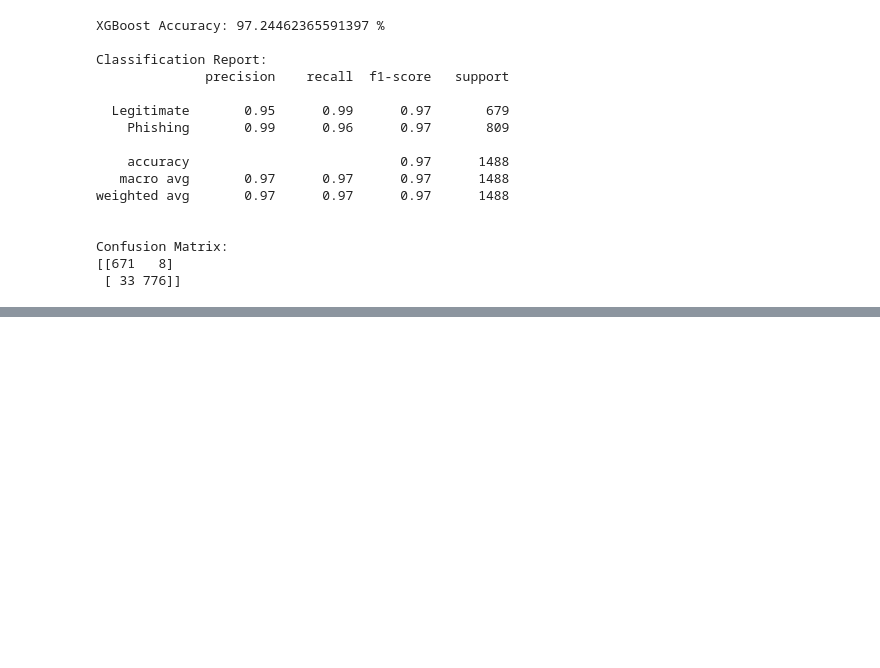
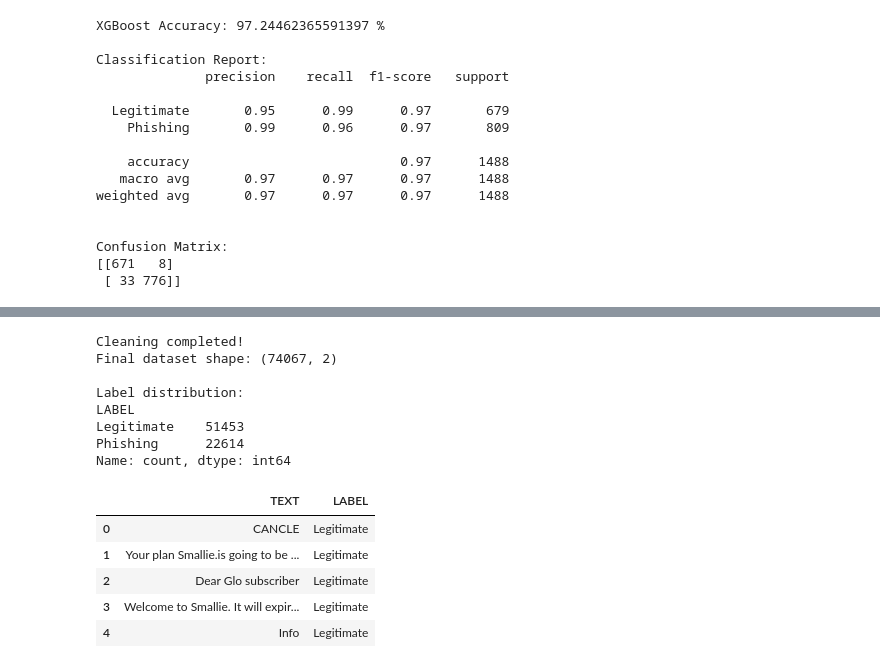
Before and after one commit to bhu27/Multimodal_Phishing_XAI, a Jupyter notebook: modeltraning.ipynb, the cells around one changed output, grey strips where cells are left out. Drawn from its saved outputs; the diff is of its cells as text; code cells hidden in the pictures; blank space fills up the shorter version.

```diff
--- a/modeltraning.ipynb
+++ b/modeltraning.ipynb
@@ -925,0 +1382,56 @@ Confusion Matrix:
+# %%
+import pandas as pd
+import re
+
+# Keep required columns
+sms_df = new_df[["message", "smishing label"]].copy()
+
+# Rename columns
+sms_df.columns = ["TEXT", "LABEL"]
+
+# Remove missing values
+sms_df.dropna(subset=["TEXT", "LABEL"], inplace=True)
+
+# Clean SMS text
+sms_df["TEXT"] = sms_df["TEXT"].astype(str).str.strip()
+
+# Remove empty messages
+sms_df = sms_df[sms_df["TEXT"] != ""]
+
+# Convert labels
+sms_df["LABEL"] = sms_df["LABEL"].map({
+    0: "Legitimate",
+    1: "Phishing"
+})
+
+# Remove duplicate messages
+sms_df["NORMALIZED"] = (
+    sms_df["TEXT"].str.lower().str.replace(r"\s+", " ", regex=True).str.strip()
+)
+
+sms_df.drop_duplicates(subset="NORMALIZED", inplace=True)
+
+sms_df.drop(columns=["NORMALIZED"], inplace=True)
+
+print("Cleaning completed!")
+print("Final dataset shape:", sms_df.shape)
+
+print("\nLabel distribution:")
+print(sms_df["LABEL"].value_counts())
+
+display(sms_df.head())
+# %% [output]
+Cleaning completed!
+Final dataset shape: (74067, 2)
+
+Label distribution:
+LABEL
+Legitimate    51453
+Phishing      22614
+Name: count, dtype: int64
+|  | TEXT | LABEL |
+| 0 | CANCLE | Legitimate |
+| 1 | Your plan Smallie.is going to be ... | Legitimate |
+| 2 | Dear Glo subscriber | Legitimate |
+| 3 | Welcome to Smallie. It will expir... | Legitimate |
+| 4 | Info | Legitimate |
```
Also changed, not shown: parts of 48 cells of this notebook.
